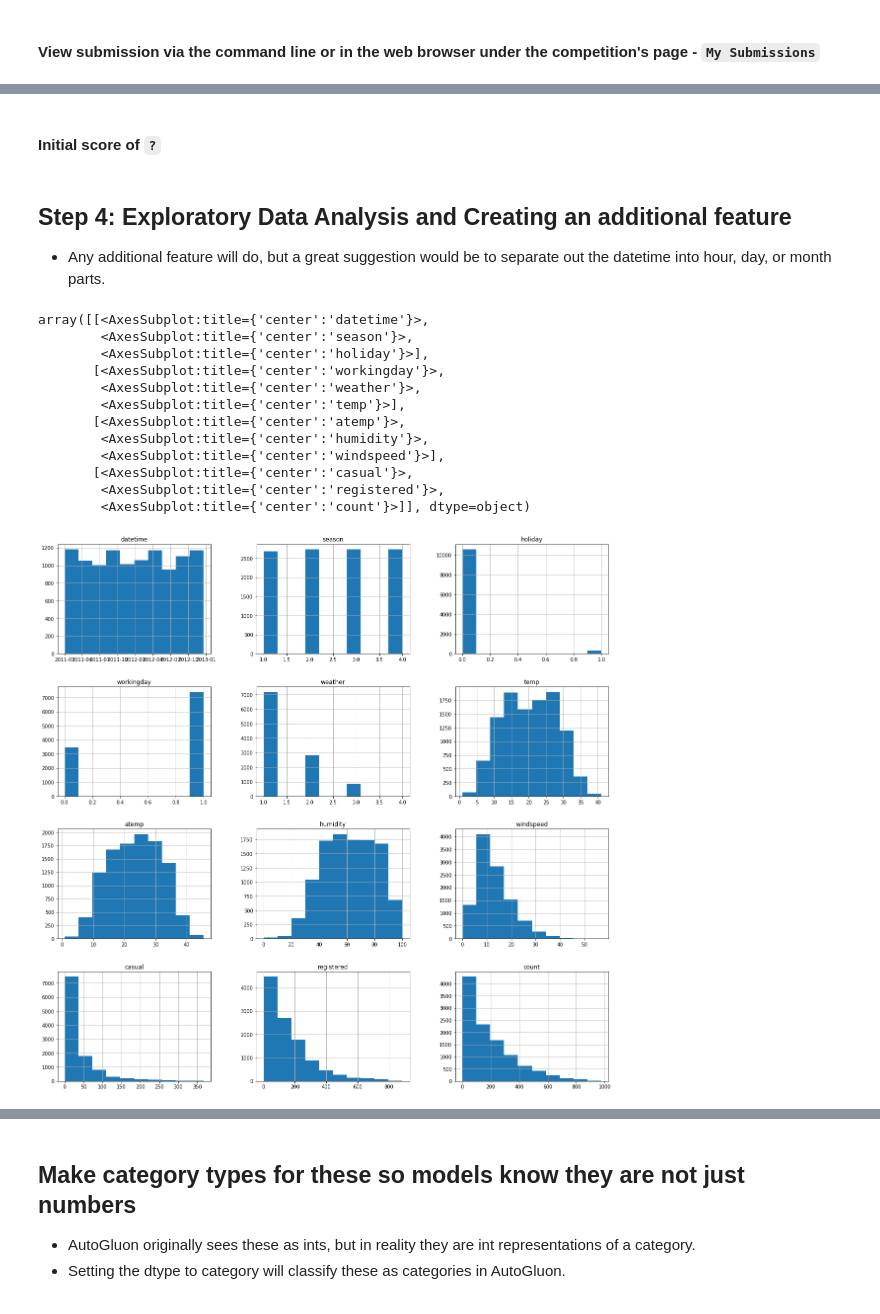
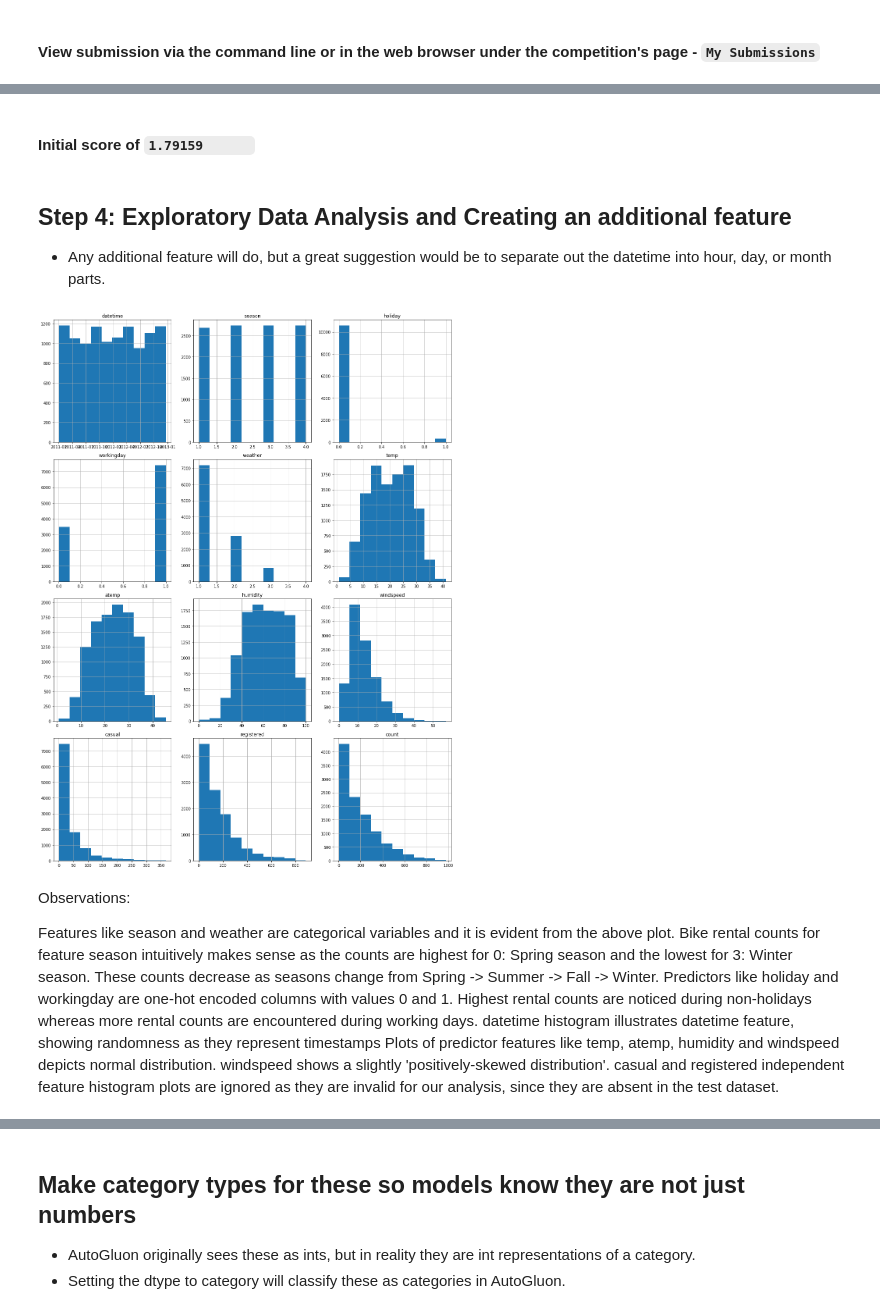
Before and after one commit to rajkalmegh/Bike-Sharing-Demand-with-AutoGluon, a Jupyter notebook: project-template.ipynb, the cells around one changed output, grey strips where cells are left out. Saved outputs shown, nothing was run; the diff lists cells and outputs as text; code cells hidden in the pictures.

```diff
--- a/project-template.ipynb
+++ b/project-template.ipynb
@@ -317,22 +420,22 @@ submission_new_features.csv  2023-06-07 06:09:01  new features
 # %% [markdown]
-#### Initial score of `?`
+#### Initial score of `1.79159      `
 # %% [markdown]
 ## Step 4: Exploratory Data Analysis and Creating an additional feature
 * Any additional feature will do, but a great suggestion would be to separate out the datetime into hour, day, or month parts.
 # %%
 # Create a histogram of all features to show the distribution of each one relative to the data. This is part of the exploritory data analysis
-train.hist(figsize=(20,20))
+train.hist(figsize=(15,20))
+
+plt.tight_layout()
+plt.show()
 # %% [output]
-array([[<AxesSubplot:title={'center':'datetime'}>,
-        <AxesSubplot:title={'center':'season'}>,
-        <AxesSubplot:title={'center':'holiday'}>],
-       [<AxesSubplot:title={'center':'workingday'}>,
-        <AxesSubplot:title={'center':'weather'}>,
-        <AxesSubplot:title={'center':'temp'}>],
-       [<AxesSubplot:title={'center':'atemp'}>,
-        <AxesSubplot:title={'center':'humidity'}>,
-        <AxesSubplot:title={'center':'windspeed'}>],
-       [<AxesSubplot:title={'center':'casual'}>,
-        <AxesSubplot:title={'center':'registered'}>,
-        <AxesSubplot:title={'center':'count'}>]], dtype=object)
-[figure, old version]
+[figure, new version]
+# %% [markdown]
+Observations:
+
+Features like season and weather are categorical variables and it is evident from the above plot.
+Bike rental counts for feature season intuitively makes sense as the counts are highest for 0: Spring season and the lowest for 3: Winter season. These counts decrease as seasons change from Spring -> Summer -> Fall -> Winter.
+Predictors like holiday and workingday are one-hot encoded columns with values 0 and 1. Highest rental counts are noticed during non-holidays whereas more rental counts are encountered during working days.
+datetime histogram illustrates datetime feature, showing randomness as they represent timestamps
+Plots of predictor features like temp, atemp, humidity and windspeed depicts normal distribution. windspeed shows a slightly 'positively-skewed distribution'.
+casual and registered independent feature histogram plots are ignored as they are invalid for our analysis, since they are absent in the test dataset.
```
Also changed, not shown: parts of 106 cells of this notebook, 4 other files.
